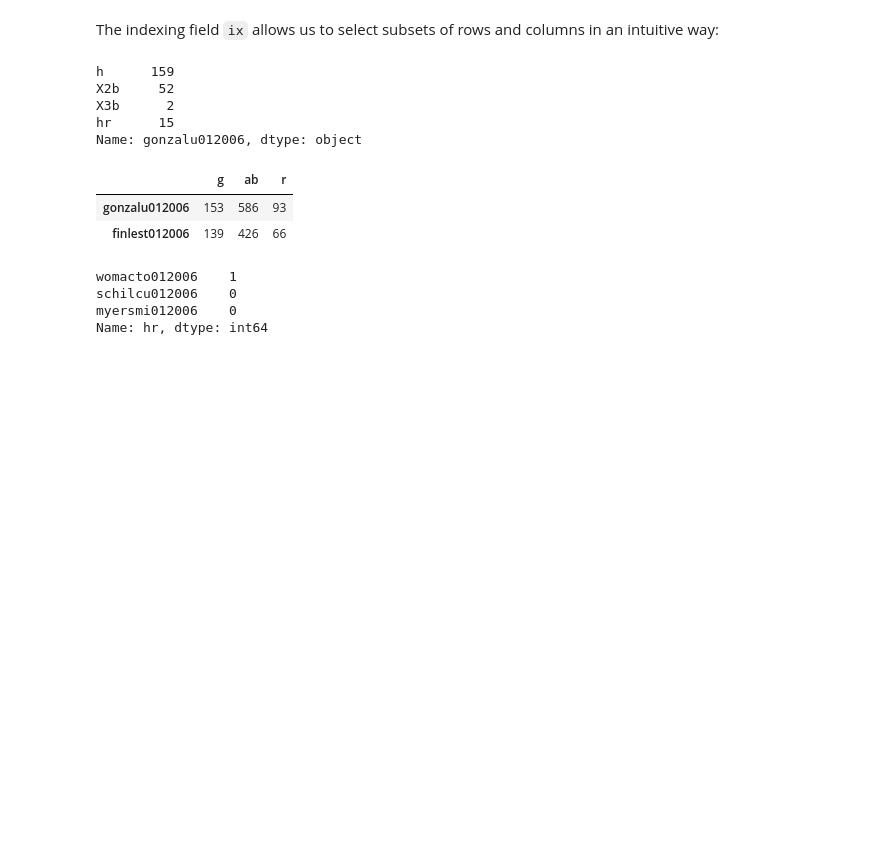
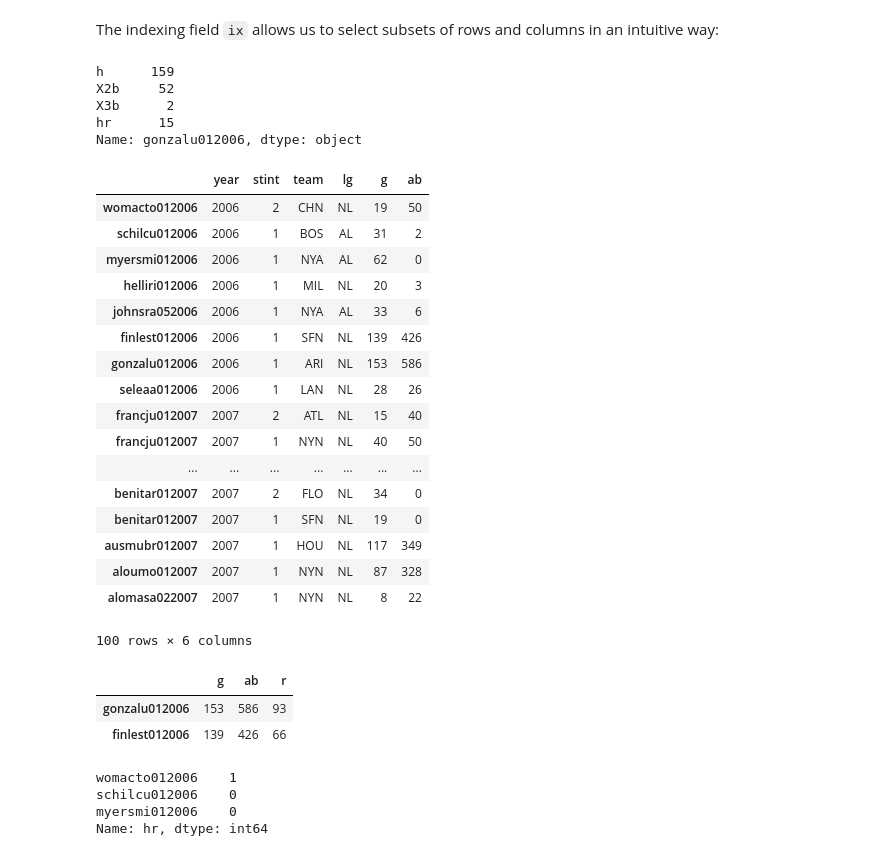
Before and after one commit to neone4373/winter_2014_lessons, a Jupyter notebook: notebooks/04 - Querying Data.ipynb, the cells around one changed output. Saved outputs shown, nothing was run; the diff lists cells and outputs as text; code cells hidden in the pictures; blank space fills up the shorter version.

```diff
--- a/notebooks/04 - Querying Data.ipynb
+++ b/notebooks/04 - Querying Data.ipynb
@@ -757,6 +747,27 @@ X2b     52
 X3b      2
 hr      15
 Name: gonzalu012006, dtype: object
+# %%
+baseball_x.loc[:,'year':'ab']
+# %% [output]
+|  | year | stint | team | lg | g | ab |
+| womacto012006 | 2006 | 2 | CHN | NL | 19 | 50 |
+| schilcu012006 | 2006 | 1 | BOS | AL | 31 | 2 |
+| myersmi012006 | 2006 | 1 | NYA | AL | 62 | 0 |
+| helliri012006 | 2006 | 1 | MIL | NL | 20 | 3 |
+| johnsra052006 | 2006 | 1 | NYA | AL | 33 | 6 |
+| finlest012006 | 2006 | 1 | SFN | NL | 139 | 426 |
+| gonzalu012006 | 2006 | 1 | ARI | NL | 153 | 586 |
+| seleaa012006 | 2006 | 1 | LAN | NL | 28 | 26 |
+| francju012007 | 2007 | 2 | ATL | NL | 15 | 40 |
+| francju012007 | 2007 | 1 | NYN | NL | 40 | 50 |
+| ... | ... | ... | ... | ... | ... | ... |
+| benitar012007 | 2007 | 2 | FLO | NL | 34 | 0 |
+| benitar012007 | 2007 | 1 | SFN | NL | 19 | 0 |
+| ausmubr012007 | 2007 | 1 | HOU | NL | 117 | 349 |
+| aloumo012007 | 2007 | 1 | NYN | NL | 87 | 328 |
+| alomasa022007 | 2007 | 1 | NYN | NL | 8 | 22 |
+100 rows × 6 columns
 # %%
 baseball_x.ix[['gonzalu012006','finlest012006'], 5:8]
 # %% [output]
```
Also changed, not shown: parts of 3 cells of this notebook, 10 other files.
